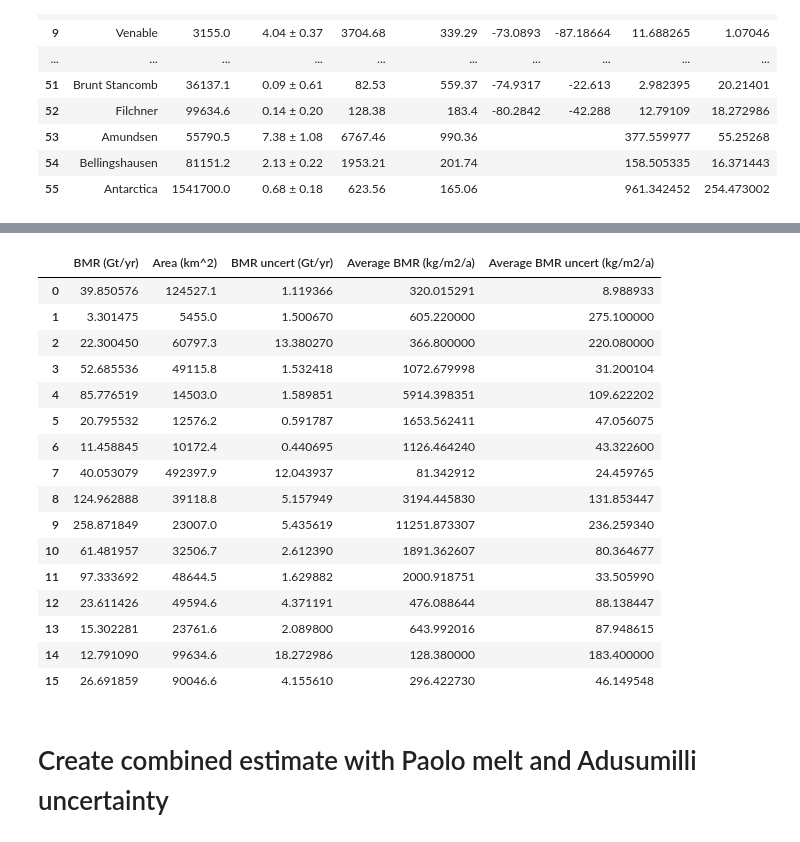
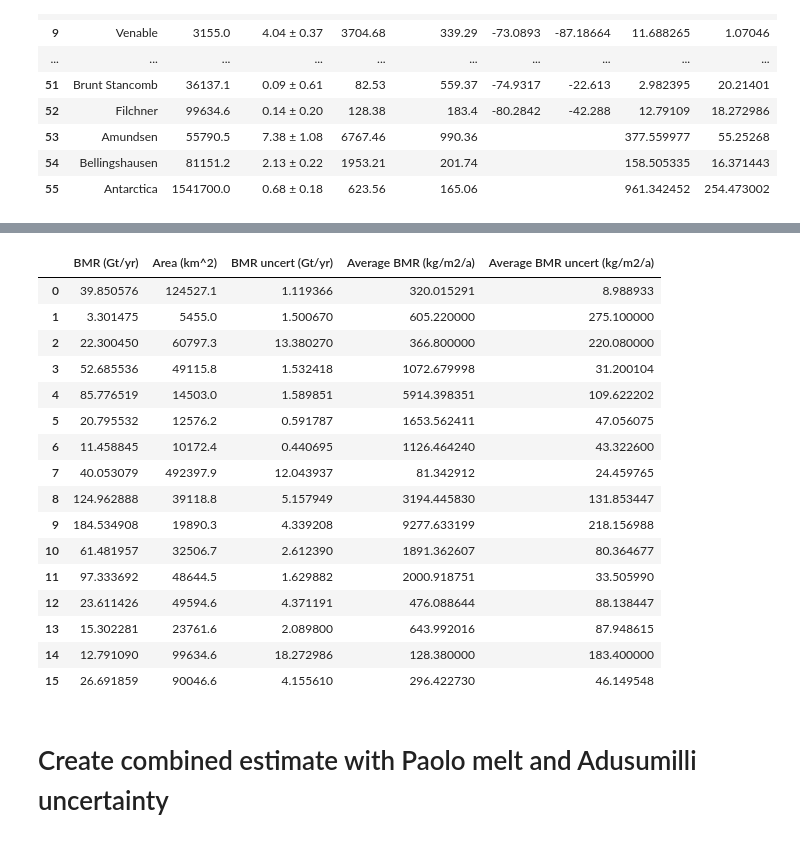
Before and after one commit to ismip/ismip7-antarctic-ocean-forcing, a Jupyter notebook: parameterisations/process_data/combine_melt_dataset_with_uncertainties.ipynb, the cells around one changed output, grey strips where cells are left out. Cells and saved outputs as stored; diff of their text form; code cells hidden in the pictures.

```diff
--- a/parameterisations/process_data/combine_melt_dataset_with_uncertainties.ipynb
+++ b/parameterisations/process_data/combine_melt_dataset_with_uncertainties.ipynb
@@ -281,17 +275,17 @@ PaoloData.to_csv(data_path+'Melt_Rate_Observations/Paolo23/PaoloData_imbie2.csv'
 # %%
-pd.read_csv(data_path+'Melt_Rate_Observations/Paolo23/PaoloData_imbie2.csv', index_col=0)
+pd.read_csv(data_path+'Melt_Rate_Observations/Paolo23/PaoloData_imbie2_v2.csv', index_col=0)
 # %% [output]
 |  | BMR (Gt/yr) | Area (km^2) | BMR uncert (Gt/yr) | Average BMR (kg/m2/a) | Average BMR uncert (kg/m2/a) |
 | 0 | 39.850576 | 124527.1 | 1.119366 | 320.015291 | 8.988933 |
 | 1 | 3.301475 | 5455.0 | 1.500670 | 605.220000 | 275.100000 |
 | 2 | 22.300450 | 60797.3 | 13.380270 | 366.800000 | 220.080000 |
 | 3 | 52.685536 | 49115.8 | 1.532418 | 1072.679998 | 31.200104 |
 | 4 | 85.776519 | 14503.0 | 1.589851 | 5914.398351 | 109.622202 |
 | 5 | 20.795532 | 12576.2 | 0.591787 | 1653.562411 | 47.056075 |
 | 6 | 11.458845 | 10172.4 | 0.440695 | 1126.464240 | 43.322600 |
 | 7 | 40.053079 | 492397.9 | 12.043937 | 81.342912 | 24.459765 |
 | 8 | 124.962888 | 39118.8 | 5.157949 | 3194.445830 | 131.853447 |
-| 9 | 258.871849 | 23007.0 | 5.435619 | 11251.873307 | 236.259340 |
+| 9 | 184.534908 | 19890.3 | 4.339208 | 9277.633199 | 218.156988 |
 | 10 | 61.481957 | 32506.7 | 2.612390 | 1891.362607 | 80.364677 |
 | 11 | 97.333692 | 48644.5 | 1.629882 | 2000.918751 | 33.505990 |
 | 12 | 23.611426 | 49594.6 | 4.371191 | 476.088644 | 88.138447 |
```
Also changed, not shown: parts of 5 cells of this notebook.
